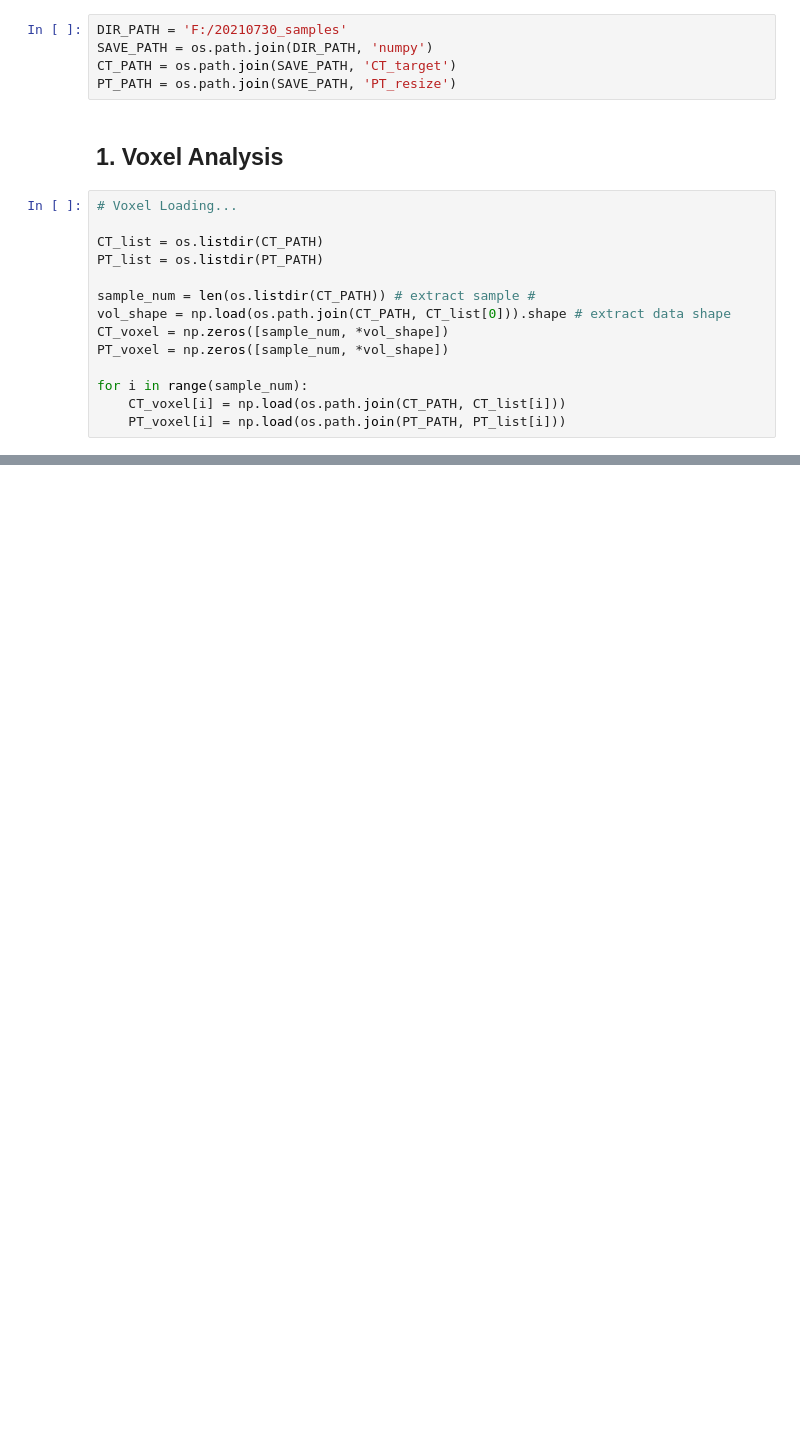
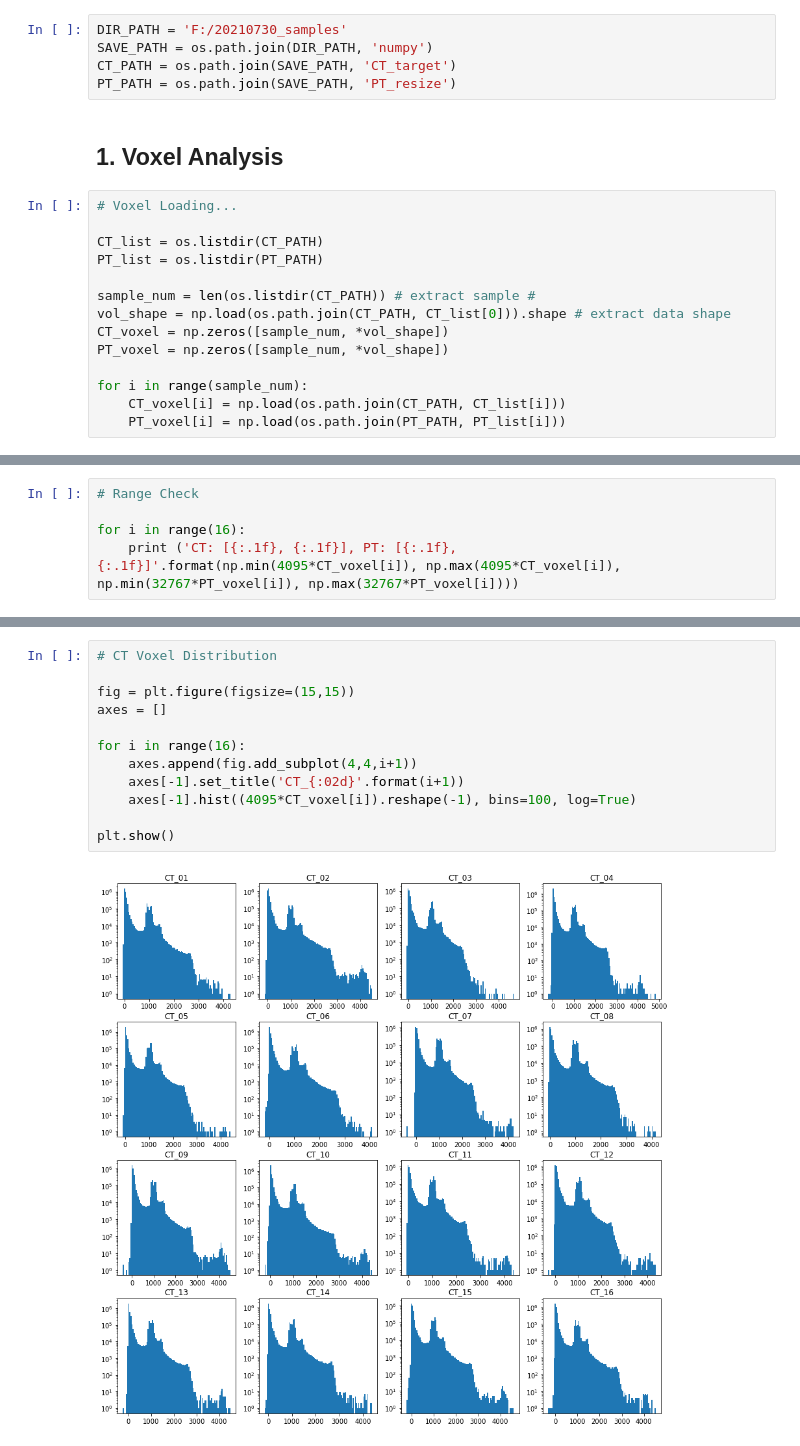
Before and after one commit to rubato-yeong/med_img_registration, a Jupyter notebook: Registration/utils/preprocessing/modification_study.ipynb, the cells around one changed output, grey strips where cells are left out. Saved outputs shown, nothing was run; the diff lists cells and outputs as text; blank space fills up the shorter version.

```diff
--- a/Registration/utils/preprocessing/modification_study.ipynb
+++ b/Registration/utils/preprocessing/modification_study.ipynb
@@ -44,0 +48,5 @@ PT_voxel.shape
+# %%
+# Range Check
+
+for i in range(16):
+    print ('CT: [{:.1f}, {:.1f}], PT: [{:.1f}, {:.1f}]'.format(np.min(4095*CT_voxel[i]), np.max(4095*CT_voxel[i]), np.min(32767*PT_voxel[i]), np.max(32767*PT_voxel[i])))
@@ -44,0 +70,14 @@ PT_voxel.shape
+# %%
+# CT Voxel Distribution
+
+fig = plt.figure(figsize=(15,15))
+axes = []
+
+for i in range(16):
+    axes.append(fig.add_subplot(4,4,i+1))
+    axes[-1].set_title('CT_{:02d}'.format(i+1))
+    axes[-1].hist((4095*CT_voxel[i]).reshape(-1), bins=100, log=True)
+
+plt.show()
+# %% [output]
+[figure, added]
```
Also changed, not shown: parts of 10 cells of this notebook, 1 other file.
